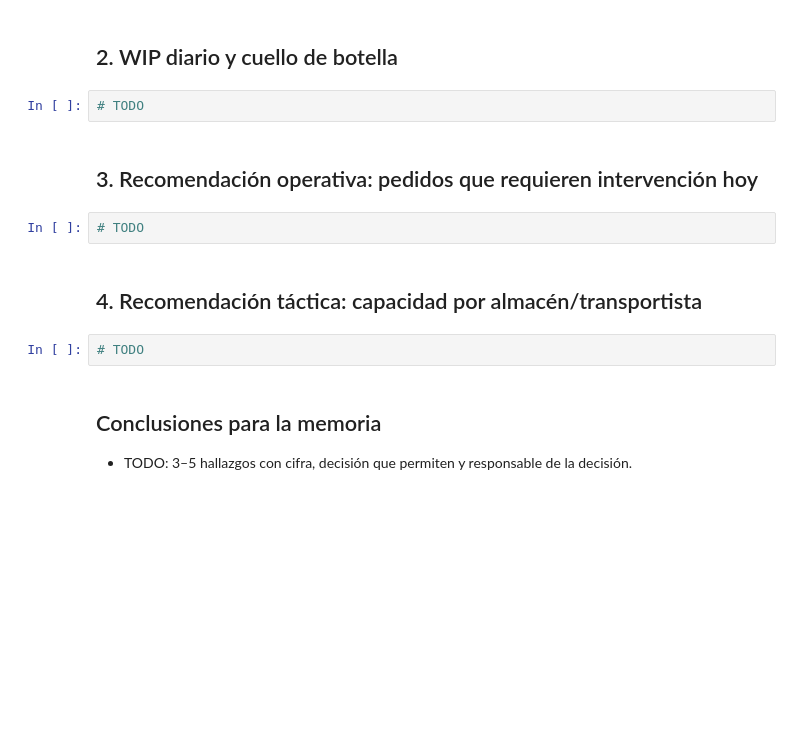
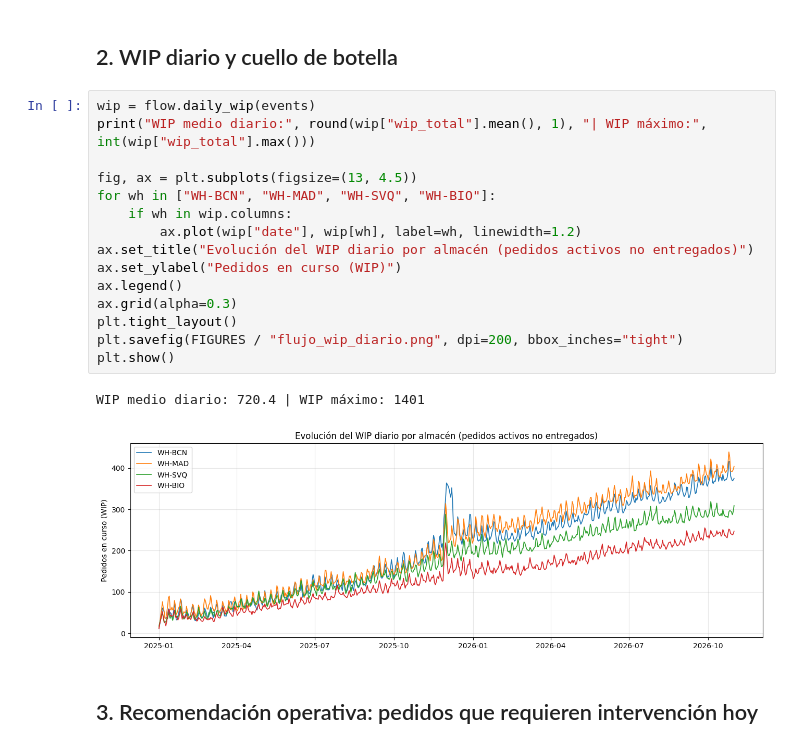
Before and after one commit to pfosela/Novaretail_Repo, a Jupyter notebook: notebooks/03_event_log.ipynb, the cells around one changed output. Cells and saved outputs as stored; diff of their text form; blank space fills up the shorter version.

```diff
--- a/notebooks/03_event_log.ipynb
+++ b/notebooks/03_event_log.ipynb
@@ -21,16 +81,22 @@ events.head()
 # %% [markdown]
 ## 2. WIP diario y cuello de botella
-# %%
-# TODO
+# %%
+wip = flow.daily_wip(events)
+print("WIP medio diario:", round(wip["wip_total"].mean(), 1), "| WIP máximo:", int(wip["wip_total"].max()))
+
+fig, ax = plt.subplots(figsize=(13, 4.5))
+for wh in ["WH-BCN", "WH-MAD", "WH-SVQ", "WH-BIO"]:
+    if wh in wip.columns:
+        ax.plot(wip["date"], wip[wh], label=wh, linewidth=1.2)
+ax.set_title("Evolución del WIP diario por almacén (pedidos activos no entregados)")
+ax.set_ylabel("Pedidos en curso (WIP)")
+ax.legend()
+ax.grid(alpha=0.3)
+plt.tight_layout()
+plt.savefig(FIGURES / "flujo_wip_diario.png", dpi=200, bbox_inches="tight")
+plt.show()
+# %% [output]
+WIP medio diario: 720.4 | WIP máximo: 1401
+[figure, added]
 # %% [markdown]
 ## 3. Recomendación operativa: pedidos que requieren intervención hoy
-# %%
-# TODO
-# %% [markdown]
-## 4. Recomendación táctica: capacidad por almacén/transportista
-# %%
-# TODO
-# %% [markdown]
-## Conclusiones para la memoria
-
-- TODO: 3–5 hallazgos con cifra, decisión que permiten y responsable de la decisión.
```
Also changed, not shown: parts of 6 cells of this notebook, 9 other files.
